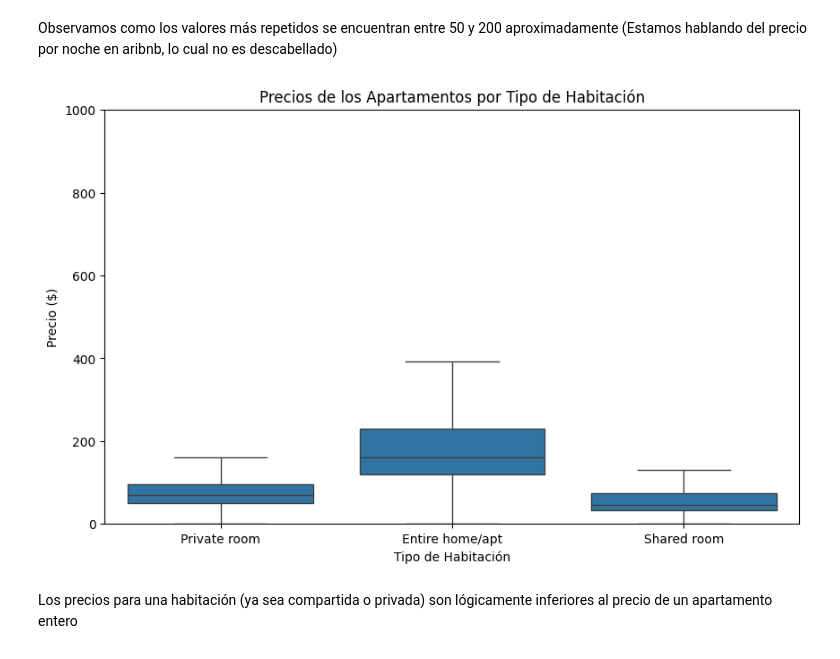
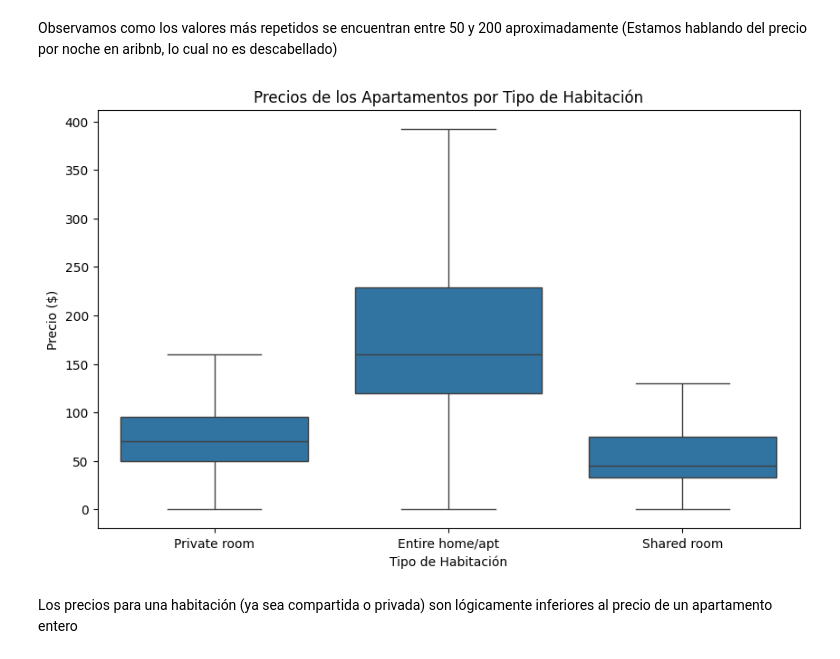
Before and after one commit to 4GeeksAcademy/Data-Preprocessing-Project-Vicente-Polo, a Jupyter notebook: src/explore.ipynb, the cells around one changed output. Drawn from its saved outputs; the diff is of its cells as text; code cells hidden in the pictures.

```diff
--- a/src/explore.ipynb
+++ b/src/explore.ipynb
@@ -174,13 +175,12 @@ Observamos como los valores más repetidos se encuentran entre 50 y 200 aproxima
 # %%
 plt.figure(figsize=(10, 6))
 sns.boxplot(x='room_type', y='price', data=df, showfliers=False)
 plt.title('Precios de los Apartamentos por Tipo de Habitación')
 plt.xlabel('Tipo de Habitación')
 plt.ylabel('Precio ($)')
-plt.ylim(0, 1000)  # Limitar los precios para evitar valores extremos
 plt.show()
 # %% [output]
-[figure, old version]
+[figure, new version]
 # %% [markdown]
 Los precios para una habitación (ya sea compartida o privada) son lógicamente inferiores al precio de un apartamento entero
 # %%
```
Also changed, not shown: parts of 17 cells of this notebook.
